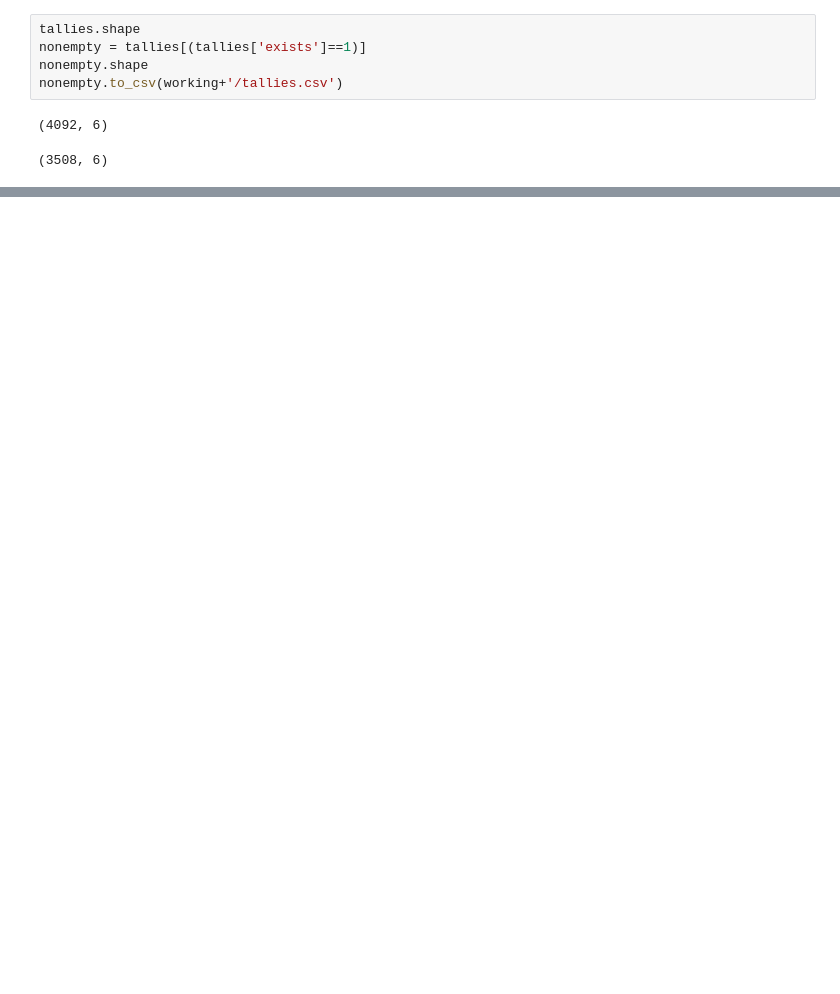
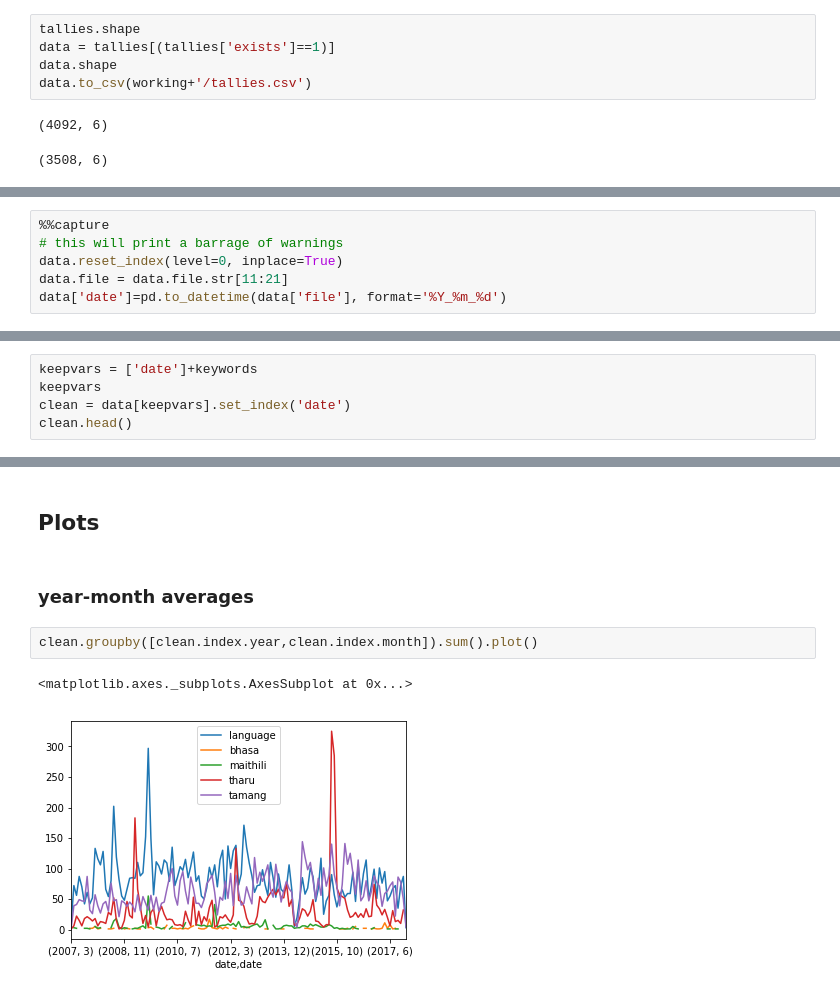
Before and after one commit to apoorvalal/manual-ngrams-newspapers, a Jupyter notebook: tkp-archive-text-analysis.ipynb, the cells around one changed output, grey strips where cells are left out. Cells and saved outputs as stored; diff of their text form; blank space fills up the shorter version.

Commit message:
prelim plots

```diff
--- a/tkp-archive-text-analysis.ipynb
+++ b/tkp-archive-text-analysis.ipynb
@@ -208,9 +213,9 @@ keywords = ['language', 'bhasa', 'maithili', 'tharu', 'tamang']
 tallies = kw_search(flist, keywords, inp)
 # %%
 tallies.shape
-nonempty = tallies[(tallies['exists']==1)]
-nonempty.shape
-nonempty.to_csv(working+'/tallies.csv')
+data = tallies[(tallies['exists']==1)]
+data.shape
+data.to_csv(working+'/tallies.csv')
 # %% [output]
 (4092, 6)
 (3508, 6)
@@ -233,0 +224,6 @@ tallies.isnull().any(axis=1).sum()
+# %%
+%%capture
+# this will print a barrage of warnings
+data.reset_index(level=0, inplace=True)
+data.file = data.file.str[11:21]
+data['date']=pd.to_datetime(data['file'], format='%Y_%m_%d')
@@ -233,0 +239,5 @@ tallies.isnull().any(axis=1).sum()
+# %%
+keepvars = ['date']+keywords
+keepvars
+clean = data[keepvars].set_index('date')
+clean.head()
@@ -233,0 +253,9 @@ tallies.isnull().any(axis=1).sum()
+# %% [markdown]
+## Plots
+# %% [markdown]
+### year-month averages
+# %%
+clean.groupby([clean.index.year,clean.index.month]).sum().plot()
+# %% [output]
+<matplotlib.axes._subplots.AxesSubplot at 0x...>
+[figure, added]
```
Also changed, not shown: parts of 9 cells of this notebook.
